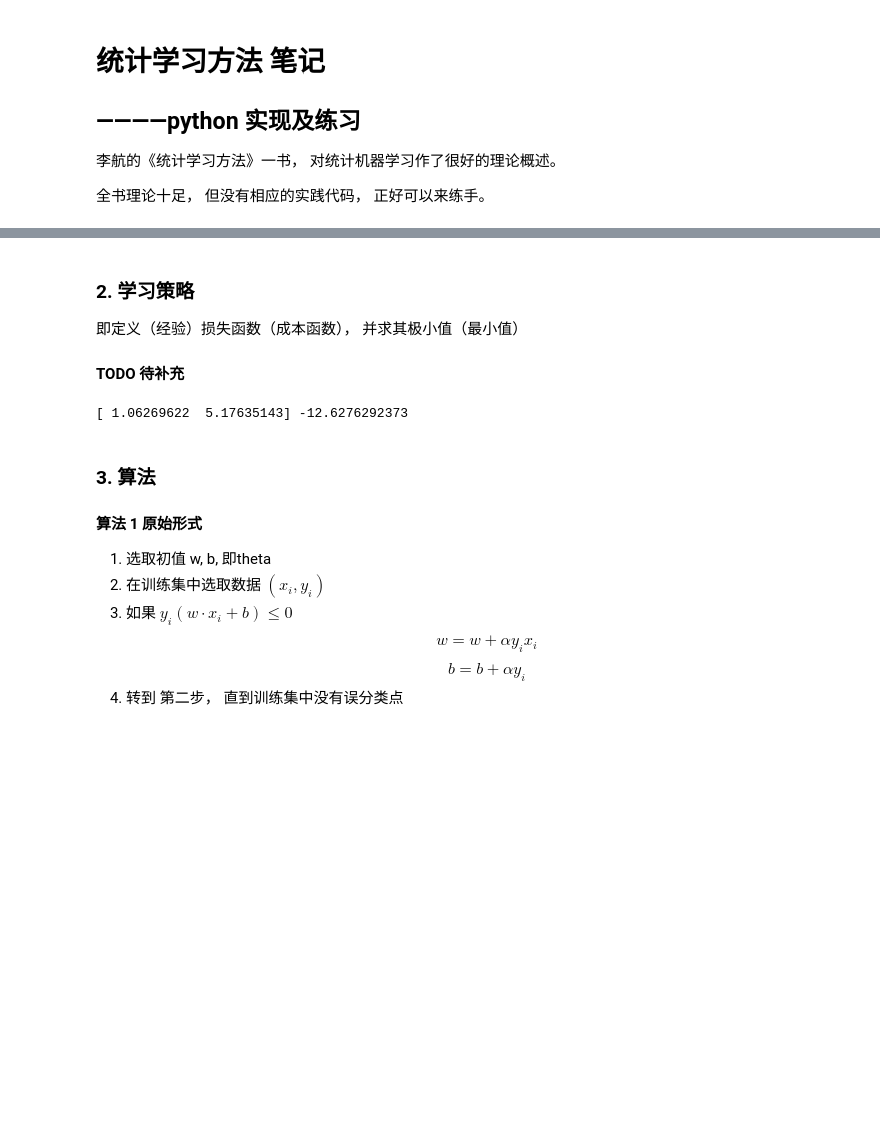
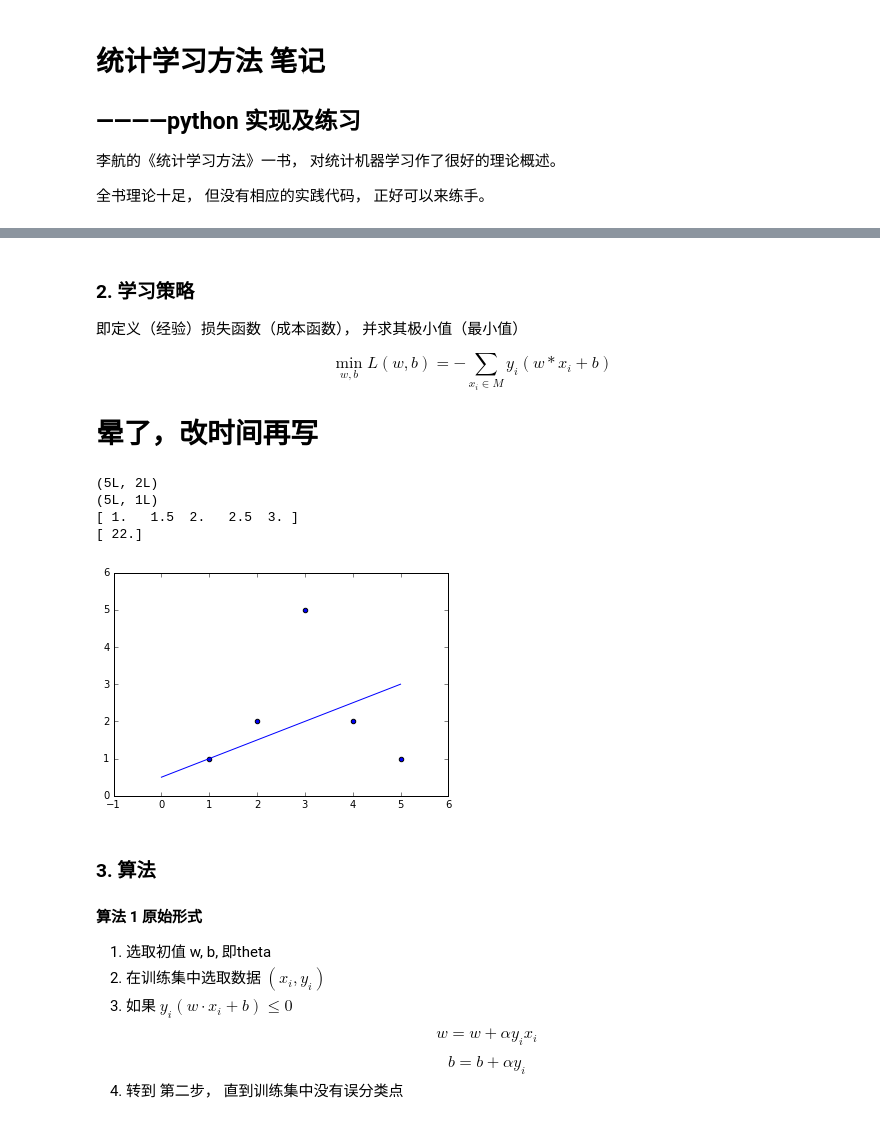
Before and after one commit to sndnyang/studylib, a Jupyter notebook: ai/ml/perceptron.ipynb, the cells around one changed output, grey strips where cells are left out. Cells and saved outputs as stored; diff of their text form; code cells hidden in the pictures; blank space fills up the shorter version.

```diff
--- a/ai/ml/perceptron.ipynb
+++ b/ai/ml/perceptron.ipynb
@@ -75,0 +104,8 @@ theta = np.zeros(3)
+# %%
+# Todo， 练习
+# 初始化， 令 theta = [0, 0]
+
+theta = np.zeros(2)
+
+assert len(theta) == 2, u'2维向量'
+assert theta.tolist().count(0) == 2, u'说好的2维0向量'
@@ -92,12 +149,36 @@ plt.plot(x, theta[[1]] * x)
 
 即定义（经验）损失函数（成本函数）， 并求其极小值（最小值）
 
-#### TODO 待补充
+$$\min_{w,b} L(w,b) = -\sum_{x_i \in M} y_i(w*x_i + b)$$
+
+
+# 晕了，改时间再写
-# %%
-def cost_function(X, y, theta):
-    pass
-# %% [output]
-[ 1.06269622  5.17635143] -12.6276292373
+# %%
+# Todo， 练习
+# 请实现 损失函数， 参数X, y, theta
+
+def cost_function(X, y, theta):
+    print np.dot(X, theta)
+    return np.dot(y.transpose(), np.dot(X, theta))
+
+test_X = np.array([[1, 1], [1,2], [1,3],[1,4],[1,5]])
+print test_X.shape
+
+test_y = np.array([[1], [2], [5],[2],[1]])
+print test_y.shape
+
+test_theta = np.array([0.5, 0.5])
+
+plt.scatter(test_X[:,[1]], test_y)
+plt.plot([0, 5], [0.5, 3])
+
+print cost_function(test_X, test_y, test_theta)
+# %% [output]
+(5L, 2L)
+(5L, 1L)
+[ 1.   1.5  2.   2.5  3. ]
+[ 22.]
+[figure, added]
 # %% [markdown]
 ### 3. 算法
 
```
Also changed, not shown: parts of 27 cells of this notebook, 1 other file.
